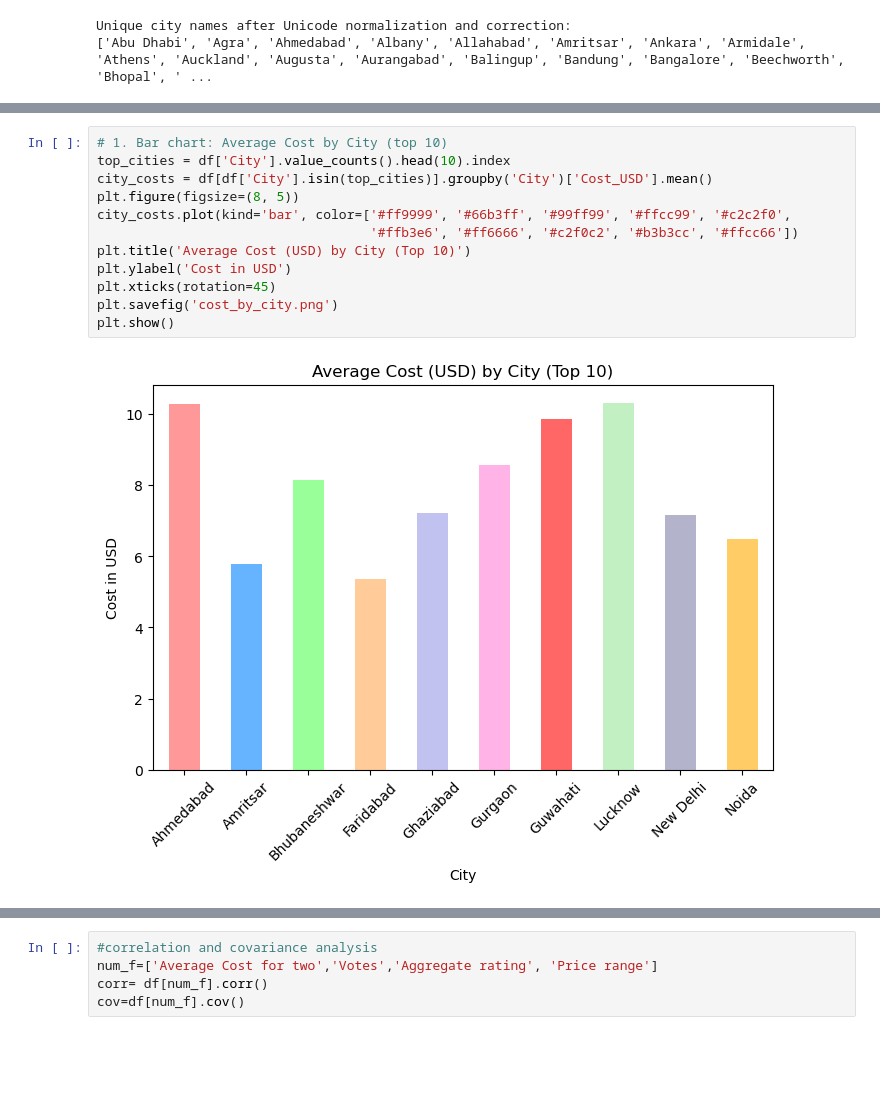
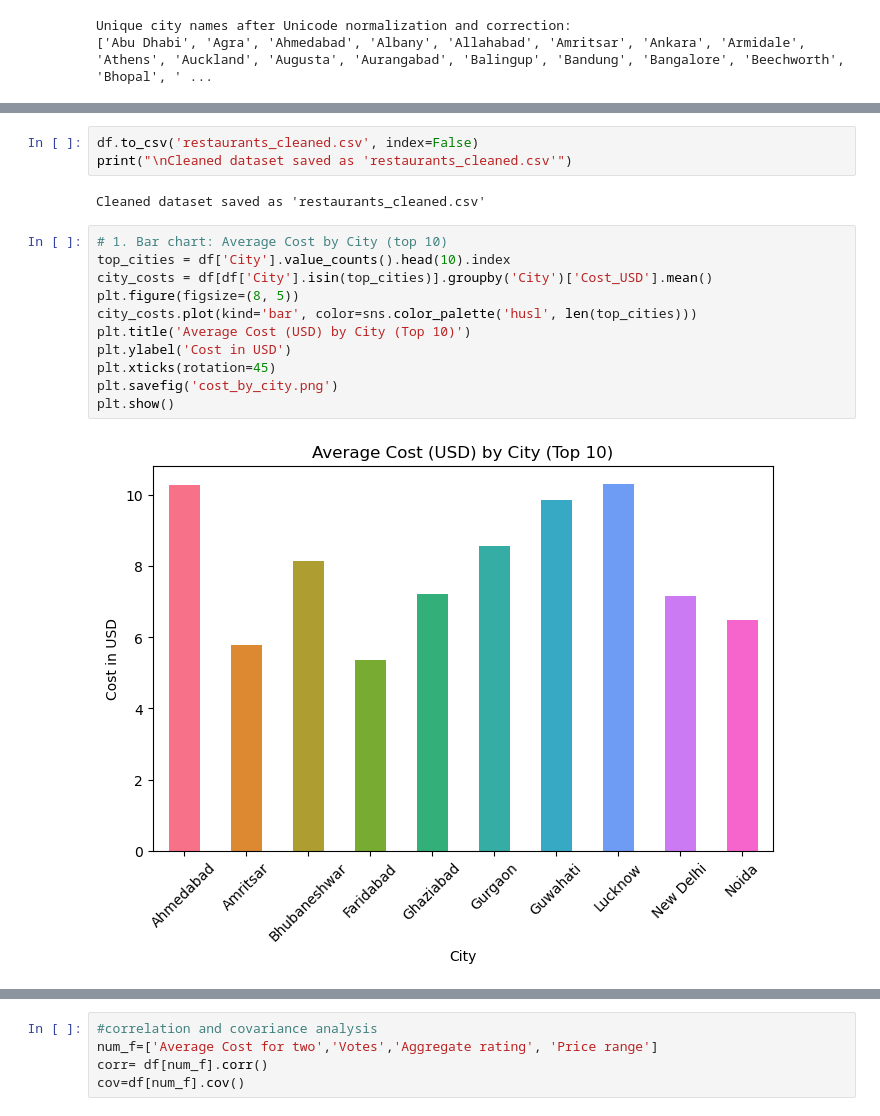
Before and after one commit to Rupal0912/restaurant-rating-prediction, a Jupyter notebook: Restaurant-Analysis/notebooks/restraunt_notebook.ipynb, the cells around one changed output, grey strips where cells are left out. Drawn from its saved outputs; the diff is of its cells as text; blank space fills up the shorter version.

```diff
--- a/Restaurant-Analysis/notebooks/restraunt_notebook.ipynb
+++ b/Restaurant-Analysis/notebooks/restraunt_notebook.ipynb
@@ -220,17 +251,21 @@ Cleaned dataset saved as 'restaurants_cleaned.csv'
+# %%
+df.to_csv('restaurants_cleaned.csv', index=False)
+print("\nCleaned dataset saved as 'restaurants_cleaned.csv'")
+# %% [output]
+Cleaned dataset saved as 'restaurants_cleaned.csv'
 # %%
 # 1. Bar chart: Average Cost by City (top 10)
 top_cities = df['City'].value_counts().head(10).index
 city_costs = df[df['City'].isin(top_cities)].groupby('City')['Cost_USD'].mean()
 plt.figure(figsize=(8, 5))
-city_costs.plot(kind='bar', color=['#ff9999', '#66b3ff', '#99ff99', '#ffcc99', '#c2c2f0',
-                                   '#ffb3e6', '#ff6666', '#c2f0c2', '#b3b3cc', '#ffcc66'])
+city_costs.plot(kind='bar', color=sns.color_palette('husl', len(top_cities)))
 plt.title('Average Cost (USD) by City (Top 10)')
 plt.ylabel('Cost in USD')
 plt.xticks(rotation=45)
 plt.savefig('cost_by_city.png')
 plt.show()
 # %% [output]
-[figure, old version]
+[figure, new version]
 # %%
 # 2. Scatter plot: Cost vs Rating
 plt.figure(figsize=(8, 5))
```
Also changed, not shown: parts of 9 cells of this notebook, 4 other files.
